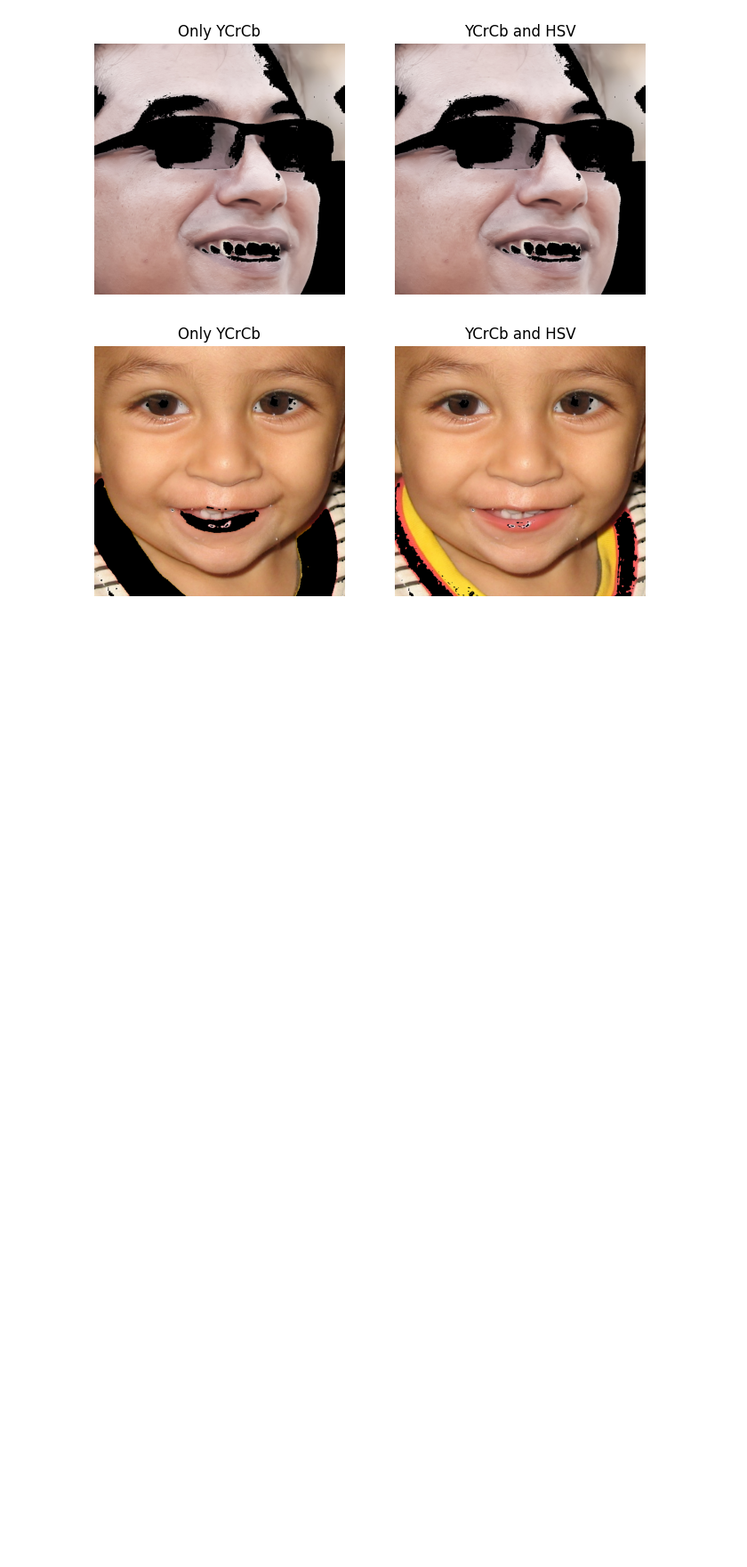
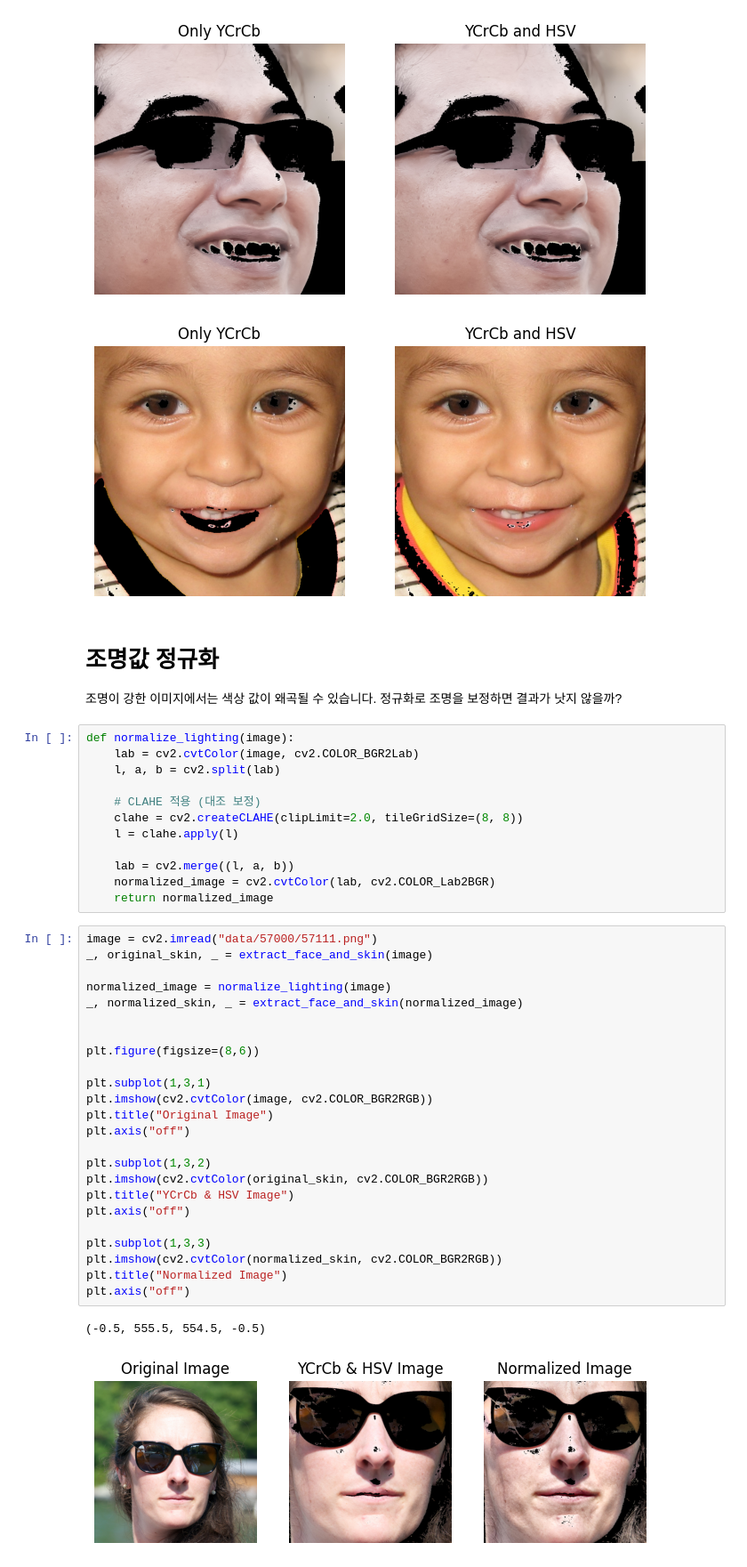
Before and after one commit to jeong1suk/KNOCKKNOCK_AI, a Jupyter notebook: face_and_skin_analysis.ipynb, the cells around one changed output. Shown at 89% size. Drawn from its saved outputs; the diff is of its cells as text; blank space fills up the shorter version.

```diff
--- a/face_and_skin_analysis.ipynb
+++ b/face_and_skin_analysis.ipynb
@@ -232,3 +232,46 @@ for i in range(10):
 [figure]
 [figure]
 [figure]
+# %% [markdown]
+# 조명값 정규화
+조명이 강한 이미지에서는 색상 값이 왜곡될 수 있습니다.
+정규화로 조명을 보정하면 결과가 낫지 않을까?
+# %%
+def normalize_lighting(image):
+    lab = cv2.cvtColor(image, cv2.COLOR_BGR2Lab)
+    l, a, b = cv2.split(lab)
+
+    # CLAHE 적용 (대조 보정)
+    clahe = cv2.createCLAHE(clipLimit=2.0, tileGridSize=(8, 8))
+    l = clahe.apply(l)
+
+    lab = cv2.merge((l, a, b))
+    normalized_image = cv2.cvtColor(lab, cv2.COLOR_Lab2BGR)
+    return normalized_image
+# %%
+image = cv2.imread("data/57000/57111.png")
+_, original_skin, _ = extract_face_and_skin(image)
+
+normalized_image = normalize_lighting(image)
+_, normalized_skin, _ = extract_face_and_skin(normalized_image)
+
+
+plt.figure(figsize=(8,6))
+
+plt.subplot(1,3,1)
+plt.imshow(cv2.cvtColor(image, cv2.COLOR_BGR2RGB))
+plt.title("Original Image")
+plt.axis("off")
+
+plt.subplot(1,3,2)
+plt.imshow(cv2.cvtColor(original_skin, cv2.COLOR_BGR2RGB))
+plt.title("YCrCb & HSV Image")
+plt.axis("off")
+
+plt.subplot(1,3,3)
+plt.imshow(cv2.cvtColor(normalized_skin, cv2.COLOR_BGR2RGB))
+plt.title("Normalized Image")
+plt.axis("off")
+# %% [output]
+(-0.5, 555.5, 554.5, -0.5)
+[figure, added]
```
Also changed, not shown: parts of 1 cell of this notebook.
